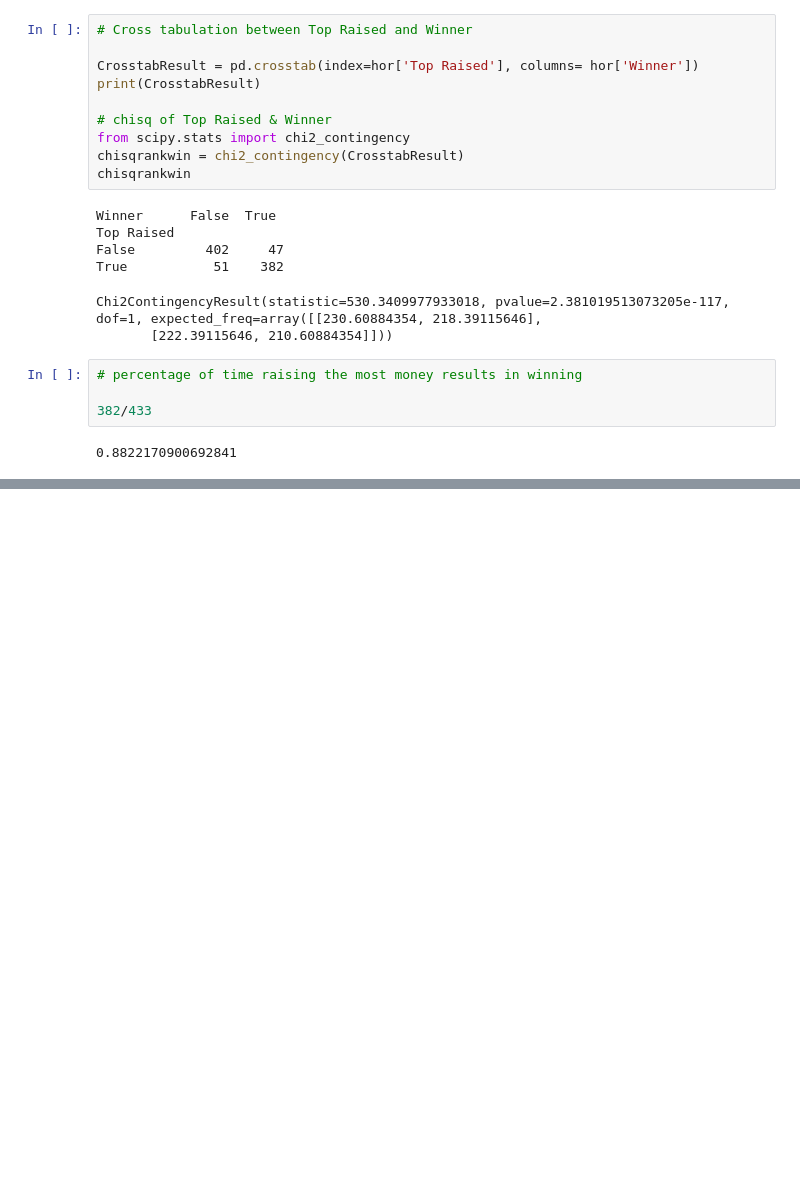
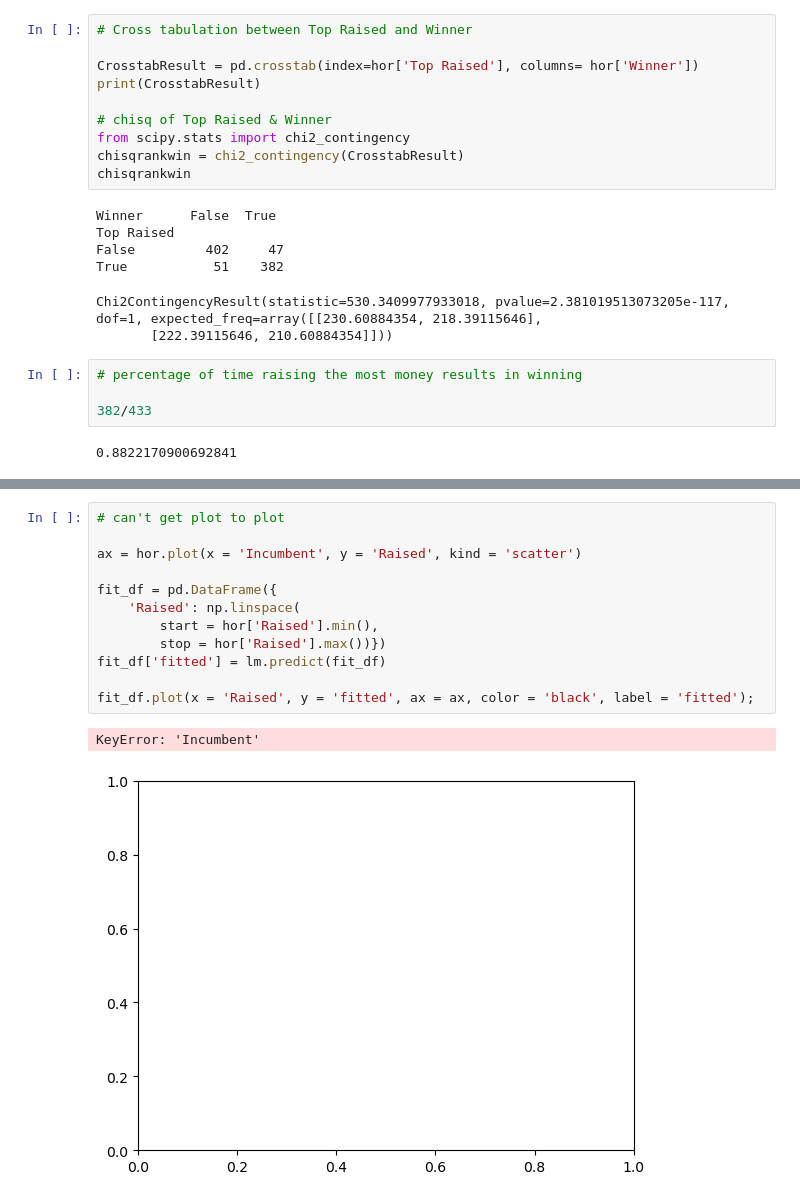
Before and after one commit to KagonDeans/webscraping-open-secrets, a Jupyter notebook: notebooks/MP_HOR_EDA.ipynb, the cells around one changed output, grey strips where cells are left out. Cells and saved outputs as stored; diff of their text form; blank space fills up the shorter version.

Commit message:
Step e regression complete; plot not working. Loser stats complete.

```diff
--- a/notebooks/MP_HOR_EDA.ipynb
+++ b/notebooks/MP_HOR_EDA.ipynb
@@ -95,0 +155,15 @@ Chi2ContingencyResult(statistic=530.3409977933018, pvalue=2.381019513073205e-117
+# %%
+# can't get plot to plot
+
+ax = hor.plot(x = 'Incumbent', y = 'Raised', kind = 'scatter')
+
+fit_df = pd.DataFrame({
+    'Raised': np.linspace(
+        start = hor['Raised'].min(),
+        stop = hor['Raised'].max())})
+fit_df['fitted'] = lm.predict(fit_df)
+
+fit_df.plot(x = 'Raised', y = 'fitted', ax = ax, color = 'black', label = 'fitted');
+# %% [output]
+KeyError: 'Incumbent'
+[figure, added]
```
Also changed, not shown: parts of 12 cells of this notebook, 2 other files.
